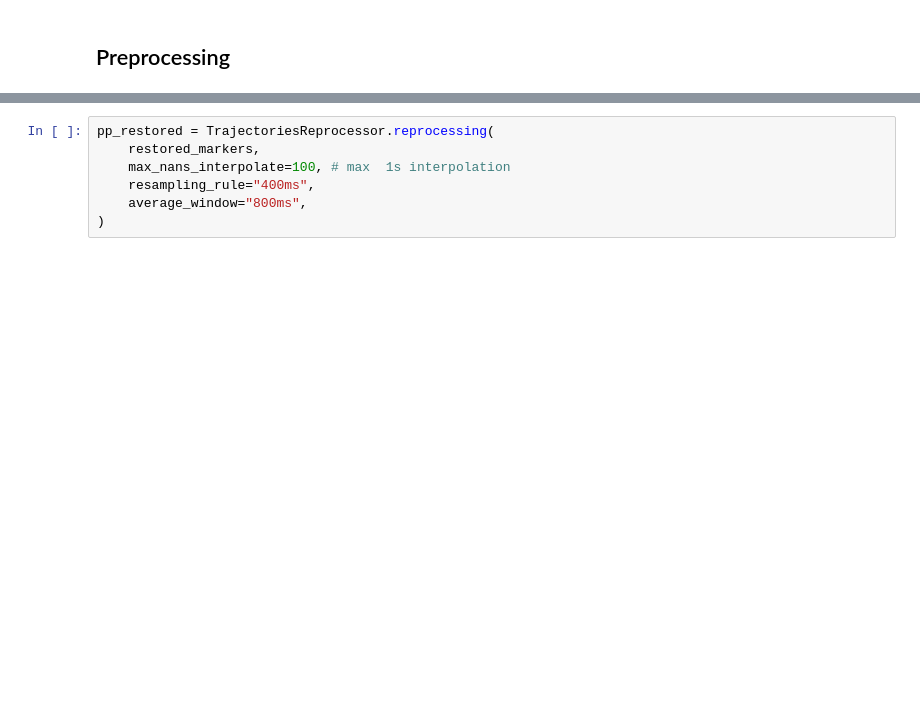
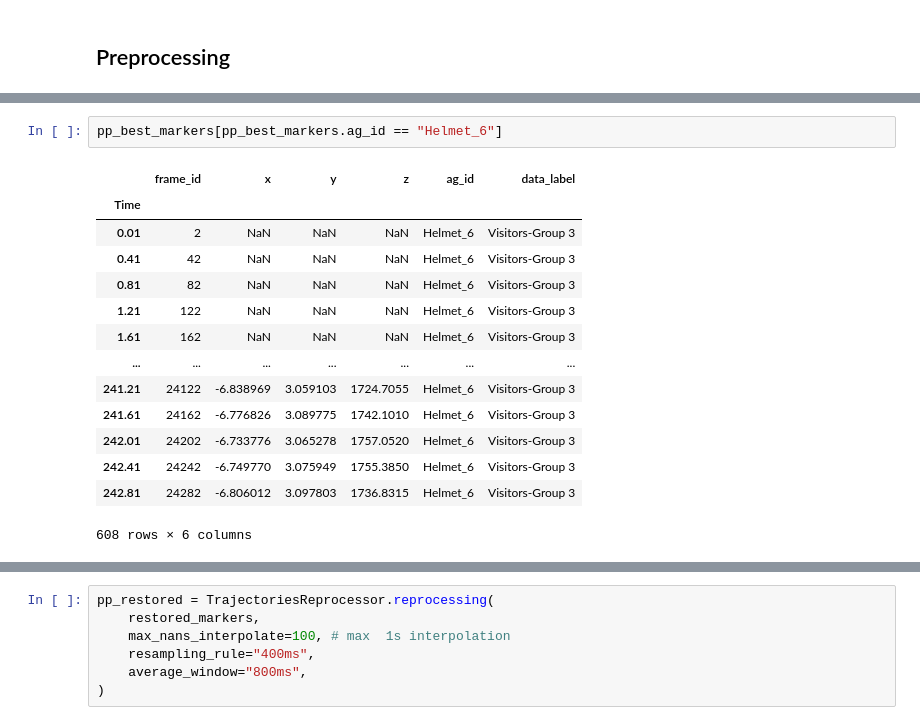
Before and after one commit to tmralmeida/thor-magni-tools, a Jupyter notebook: notebooks/preprocessing/2-pp_traj_data_visualization.ipynb, the cells around one changed output, grey strips where cells are left out. Drawn from its saved outputs; the diff is of its cells as text; blank space fills up the shorter version.

```diff
--- a/notebooks/preprocessing/2-pp_traj_data_visualization.ipynb
+++ b/notebooks/preprocessing/2-pp_traj_data_visualization.ipynb
@@ -107,3 +116,20 @@ pp_best_markers = TrajectoriesReprocessor.reprocessing(
+# %%
+pp_best_markers[pp_best_markers.ag_id == "Helmet_6"]
+# %% [output]
+|  | frame_id | x | y | z | ag_id | data_label |
+| Time |  |  |  |  |  |  |
+| 0.01 | 2 | NaN | NaN | NaN | Helmet_6 | Visitors-Group 3 |
+| 0.41 | 42 | NaN | NaN | NaN | Helmet_6 | Visitors-Group 3 |
+| 0.81 | 82 | NaN | NaN | NaN | Helmet_6 | Visitors-Group 3 |
+| 1.21 | 122 | NaN | NaN | NaN | Helmet_6 | Visitors-Group 3 |
+| 1.61 | 162 | NaN | NaN | NaN | Helmet_6 | Visitors-Group 3 |
+| ... | ... | ... | ... | ... | ... | ... |
+| 241.21 | 24122 | -6.838969 | 3.059103 | 1724.7055 | Helmet_6 | Visitors-Group 3 |
+| 241.61 | 24162 | -6.776826 | 3.089775 | 1742.1010 | Helmet_6 | Visitors-Group 3 |
+| 242.01 | 24202 | -6.733776 | 3.065278 | 1757.0520 | Helmet_6 | Visitors-Group 3 |
+| 242.41 | 24242 | -6.749770 | 3.075949 | 1755.3850 | Helmet_6 | Visitors-Group 3 |
+| 242.81 | 24282 | -6.806012 | 3.097803 | 1736.8315 | Helmet_6 | Visitors-Group 3 |
+608 rows × 6 columns
 # %%
 visualize_scenario(pp_best_markers, roles)
 # %% [output]
```
Also changed, not shown: parts of 10 cells of this notebook, 5 other files.
